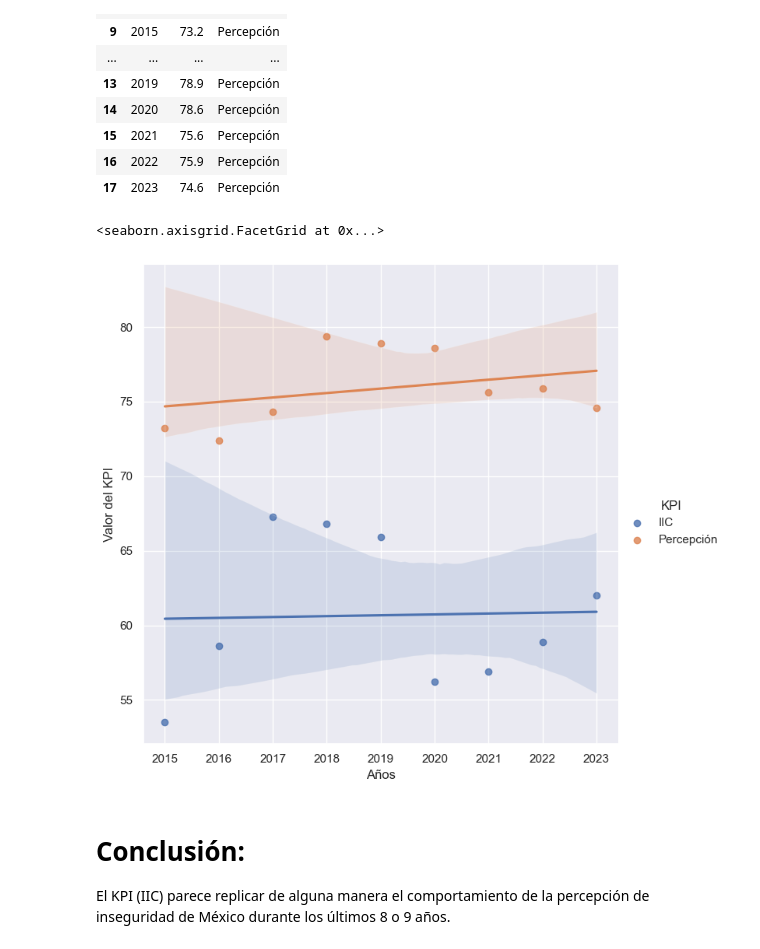
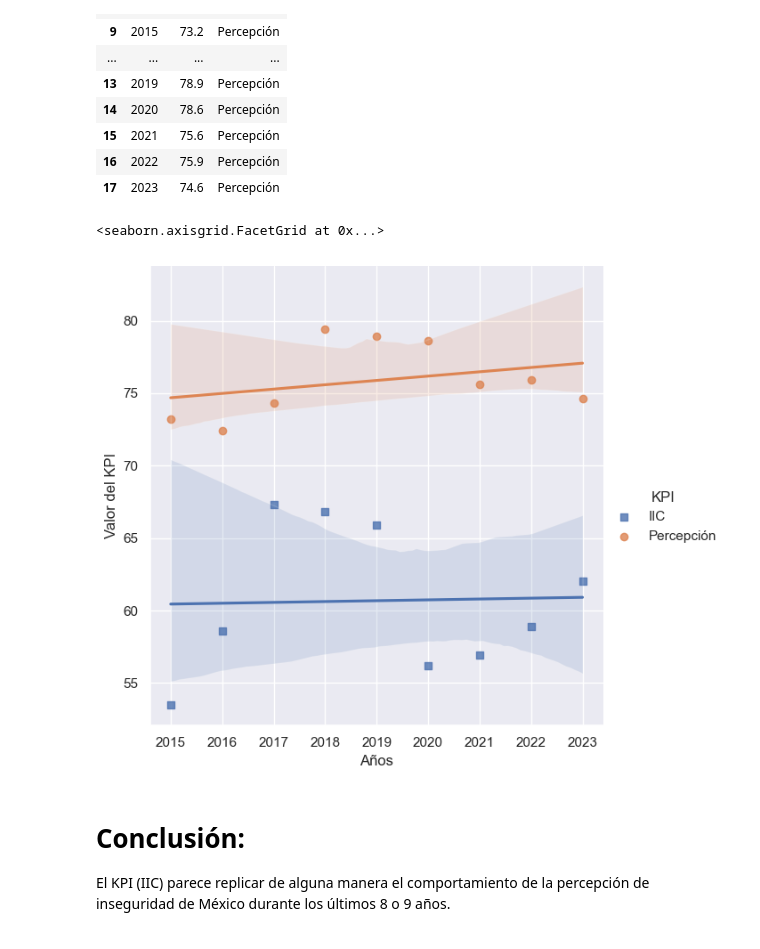
Before and after one commit to la-ciencia-del-delito/semaforo-delictivo, a Jupyter notebook: notebooks/Viowi.ipynb, the cells around one changed output. Cells and saved outputs as stored; diff of their text form; code cells hidden in the pictures.

```diff
--- a/notebooks/Viowi.ipynb
+++ b/notebooks/Viowi.ipynb
@@ -1301,19 +1304,19 @@ new_df_con_2023
 # %%
 # Grafiquemos entonces...
 sns.set_theme()
 
 # Plot sepal width as a function of sepal_length across days
 g = sns.lmplot(
     data=new_df_con_2023,
-    x="Año", y="Valor", hue="KPI",
-    height=7
+    x="Año", y="Valor", hue="KPI", markers= ["s", "o"],
+    height=6
 )
 
 # Use more informative axis labels than are provided by default
 g.set_axis_labels("Años", "Valor del KPI")
 # %% [output]
 <seaborn.axisgrid.FacetGrid at 0x...>
-[figure, old version]
+[figure, new version]
 # %% [markdown]
 # Conclusión:
 El KPI (IIC) parece replicar de alguna manera el comportamiento de la percepción de inseguridad de México durante los últimos 8 o 9 años.
```
Also changed, not shown: parts of 4 cells of this notebook.
